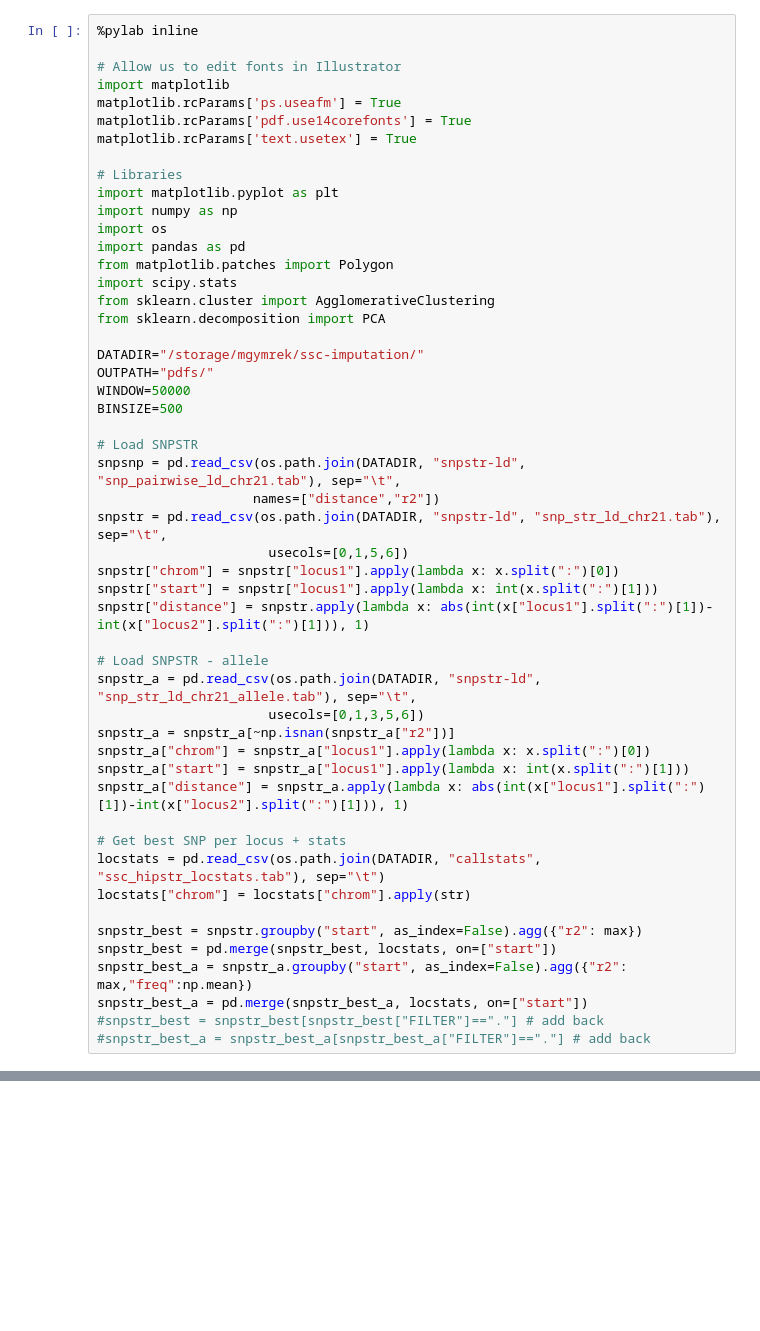
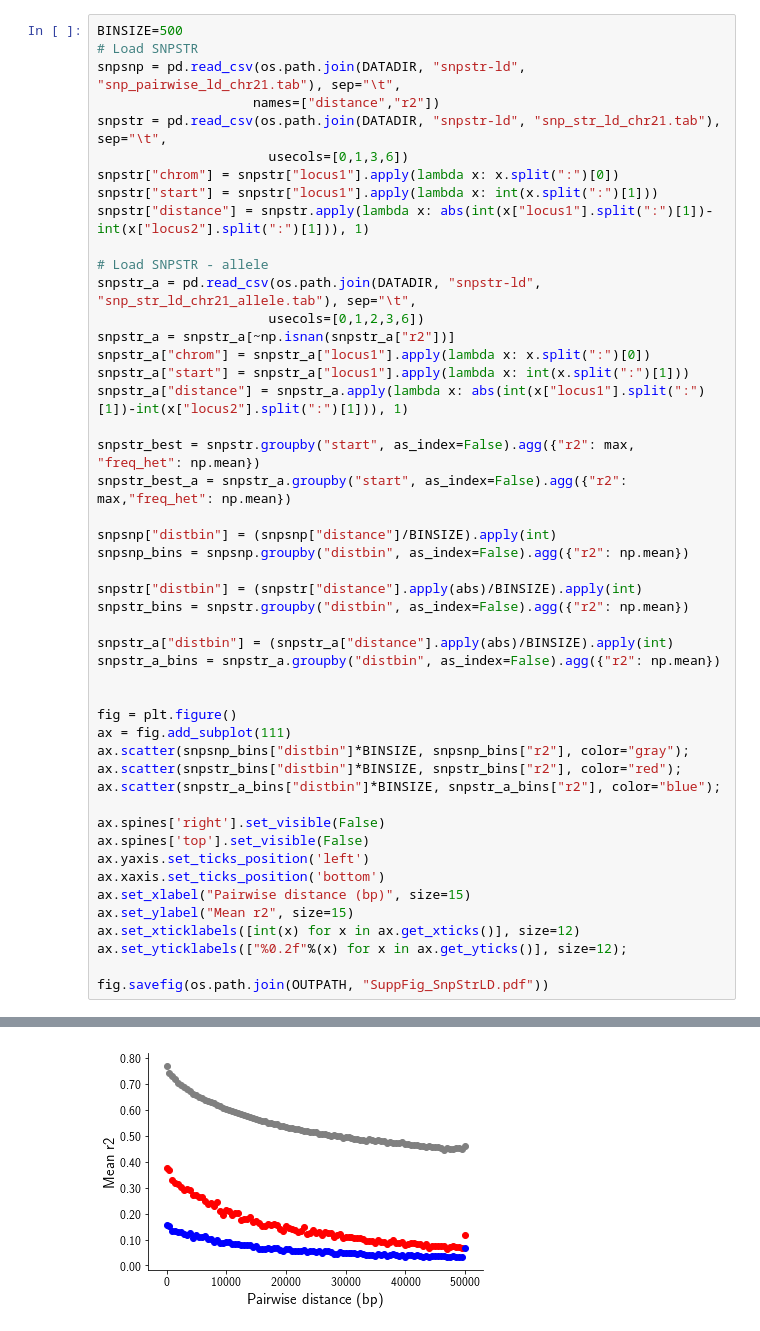
Before and after one commit to gymreklab/ssc-imputation, a Jupyter notebook: haplotype_paper/Figures/Figure2_SSCLD.ipynb, the cells around one changed output, grey strips where cells are left out. Drawn from its saved outputs; the diff is of its cells as text; blank space fills up the shorter version.

```diff
--- a/haplotype_paper/Figures/Figure2_SSCLD.ipynb
+++ b/haplotype_paper/Figures/Figure2_SSCLD.ipynb
@@ -7,52 +229,49 @@
 # %%
-%pylab inline
-
-# Allow us to edit fonts in Illustrator
-import matplotlib
-matplotlib.rcParams['ps.useafm'] = True
-matplotlib.rcParams['pdf.use14corefonts'] = True
-matplotlib.rcParams['text.usetex'] = True
-
-# Libraries
-import matplotlib.pyplot as plt
-import numpy as np
-import os
-import pandas as pd
-from matplotlib.patches import Polygon
-import scipy.stats
-from sklearn.cluster import AgglomerativeClustering
-from sklearn.decomposition import PCA
-
-DATADIR="/storage/mgymrek/ssc-imputation/"
-OUTPATH="pdfs/"
-WINDOW=50000
 BINSIZE=500
-
 # Load SNPSTR
 snpsnp = pd.read_csv(os.path.join(DATADIR, "snpstr-ld", "snp_pairwise_ld_chr21.tab"), sep="\t",
                     names=["distance","r2"])
 snpstr = pd.read_csv(os.path.join(DATADIR, "snpstr-ld", "snp_str_ld_chr21.tab"), sep="\t",
-                      usecols=[0,1,5,6])
+                      usecols=[0,1,3,6])
 snpstr["chrom"] = snpstr["locus1"].apply(lambda x: x.split(":")[0])
 snpstr["start"] = snpstr["locus1"].apply(lambda x: int(x.split(":")[1]))
 snpstr["distance"] = snpstr.apply(lambda x: abs(int(x["locus1"].split(":")[1])-int(x["locus2"].split(":")[1])), 1)
 
 # Load SNPSTR - allele
 snpstr_a = pd.read_csv(os.path.join(DATADIR, "snpstr-ld", "snp_str_ld_chr21_allele.tab"), sep="\t",
-                      usecols=[0,1,3,5,6])
+                      usecols=[0,1,2,3,6])
 snpstr_a = snpstr_a[~np.isnan(snpstr_a["r2"])]
 snpstr_a["chrom"] = snpstr_a["locus1"].apply(lambda x: x.split(":")[0])
 snpstr_a["start"] = snpstr_a["locus1"].apply(lambda x: int(x.split(":")[1]))
 snpstr_a["distance"] = snpstr_a.apply(lambda x: abs(int(x["locus1"].split(":")[1])-int(x["locus2"].split(":")[1])), 1)
 
-# Get best SNP per locus + stats
-locstats = pd.read_csv(os.path.join(DATADIR, "callstats", "ssc_hipstr_locstats.tab"), sep="\t")
-locstats["chrom"] = locstats["chrom"].apply(str)
+snpstr_best = snpstr.groupby("start", as_index=False).agg({"r2": max, "freq_het": np.mean})
+snpstr_best_a = snpstr_a.groupby("start", as_index=False).agg({"r2": max,"freq_het": np.mean})
 
-snpstr_best = snpstr.groupby("start", as_index=False).agg({"r2": max})
-snpstr_best = pd.merge(snpstr_best, locstats, on=["start"])
-snpstr_best_a = snpstr_a.groupby("start", as_index=False).agg({"r2": max,"freq":np.mean})
-snpstr_best_a = pd.merge(snpstr_best_a, locstats, on=["start"])
-#snpstr_best = snpstr_best[snpstr_best["FILTER"]=="."] # add back
-#snpstr_best_a = snpstr_best_a[snpstr_best_a["FILTER"]=="."] # add back
+snpsnp["distbin"] = (snpsnp["distance"]/BINSIZE).apply(int)
+snpsnp_bins = snpsnp.groupby("distbin", as_index=False).agg({"r2": np.mean})
+
+snpstr["distbin"] = (snpstr["distance"].apply(abs)/BINSIZE).apply(int)
+snpstr_bins = snpstr.groupby("distbin", as_index=False).agg({"r2": np.mean})
+
+snpstr_a["distbin"] = (snpstr_a["distance"].apply(abs)/BINSIZE).apply(int)
+snpstr_a_bins = snpstr_a.groupby("distbin", as_index=False).agg({"r2": np.mean})
+
+
+fig = plt.figure()
+ax = fig.add_subplot(111)
+ax.scatter(snpsnp_bins["distbin"]*BINSIZE, snpsnp_bins["r2"], color="gray");
+ax.scatter(snpstr_bins["distbin"]*BINSIZE, snpstr_bins["r2"], color="red");
+ax.scatter(snpstr_a_bins["distbin"]*BINSIZE, snpstr_a_bins["r2"], color="blue");
+
+ax.spines['right'].set_visible(False)
+ax.spines['top'].set_visible(False)
+ax.yaxis.set_ticks_position('left')
+ax.xaxis.set_ticks_position('bottom')
+ax.set_xlabel("Pairwise distance (bp)", size=15)
+ax.set_ylabel("Mean r2", size=15)
+ax.set_xticklabels([int(x) for x in ax.get_xticks()], size=12)
+ax.set_yticklabels(["%0.2f"%(x) for x in ax.get_yticks()], size=12);
+
+fig.savefig(os.path.join(OUTPATH, "SuppFig_SnpStrLD.pdf"))
 # %% [output]
@@ -61,0 +278 @@ Populating the interactive namespace from numpy and matplotlib
+[figure, added]
```
Also changed, not shown: parts of 29 cells of this notebook, 3 other files.
